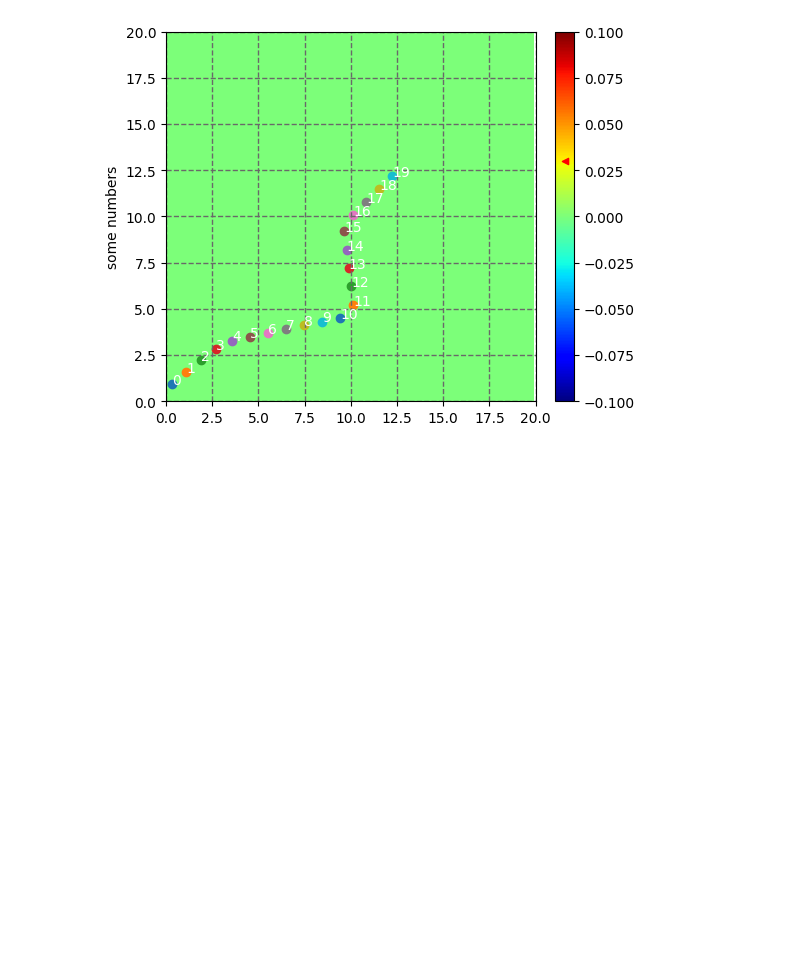
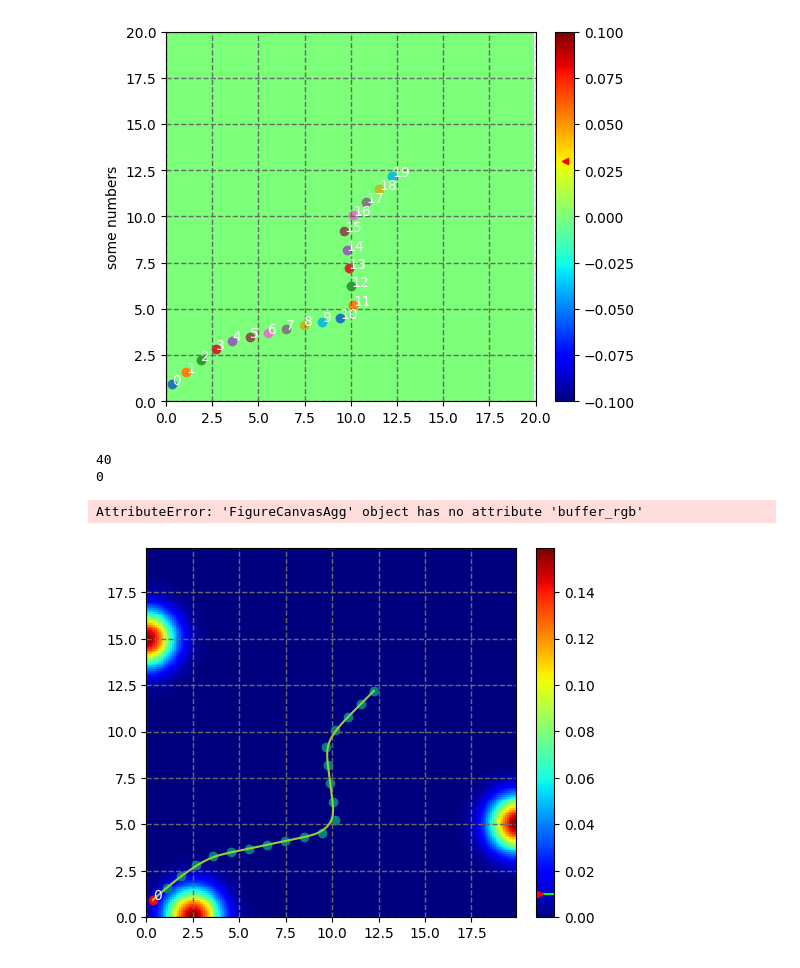
Before and after one commit to re1983/bspline_opt, a Jupyter notebook: Muti_intruder.ipynb, the cells around one changed output. Saved outputs shown, nothing was run; the diff lists cells and outputs as text; code cells hidden in the pictures; blank space fills up the shorter version.

```diff
--- a/Muti_intruder.ipynb
+++ b/Muti_intruder.ipynb
@@ -107,6 +107,78 @@ for i in range(0, len(res.x), 2):
 plt.show()
 # %% [output]
 [figure]
+# %%
+from geomdl import BSpline
+from geomdl import utilities
+from geomdl.visualization import VisMPL
+import imageio
+from matplotlib.backends.backend_agg import FigureCanvasAgg
+
+
+# Create a B-Spline curve
+curve = BSpline.Curve()
+# Set up the curve
+curve.degree = 4
+frames = []
+print(len(res.x))
+
+for j in range(0, len(res.x), 2):
+    cp = []
+    print(j)
+    G = 0
+    out = 0
+    for i in range(0, len(inturder_list)):
+        G_tmp = gauss_function_2d([Xg, Yg], inturder_list[i][0][int(j/2)], inturder_list[i][1][int(j/2)], 1.05**(j/2), 1.05**(j/2))
+        G = G + G_tmp
+
+        gau = gauss_function_2d([res.x[j], res.x[j+1]], inturder_list[i][0][int(j/2)], inturder_list[i][1][int(j/2)], 1.05**(j/2), 1.05**(j/2))
+        out = out + gau
+
+    fig = figure()
+    ax = fig.add_subplot(1,1,1)
+    box = (x_.min(), x_.max(), y_.min(), y_.max())          # left, right, bottom, top
+    im = ax.imshow(G, interpolation="none", origin='lower', extent=box, cmap='jet') #, vmin = 0, vmax = 0.15
+    cbar = fig.colorbar(im, ax=ax, fraction=0.046, pad=0.04)
+    # draw a circle as a pointer on the colorbar's axes at value 0.5
+    cbar.ax.scatter(0.0, out, s=1000, c='lime', marker="_")
+    cbar.ax.scatter(0.0, probability_threshold, s=100, c='r', marker=">")
+
+    ax.grid(color='dimgrey', linestyle='--', linewidth=1)
+    # plt.ylabel('some numbers')
+    for i in range(0, len(res.x), 2):
+        # plt.scatter(res.x[i], res.x[i+1])
+        cp.append([res.x[i], res.x[i+1]])
+        if i == j:
+            ax.annotate(int(i/2), (res.x[i], res.x[i+1]), color='w')
+            plt.scatter(res.x[i], res.x[i+1], color='r')
+        else:
+            plt.scatter(res.x[i], res.x[i+1], color='teal')
+
+    # plt.show()
+    curve.ctrlpts = cp
+    # Auto-generate knot vector
+    curve.knotvector = utilities.generate_knot_vector(curve.degree, len(curve.ctrlpts))
+    # Set evaluation delta
+    curve.delta = 0.01
+    curvepts = np.array(curve.evalpts)
+    curveplt, = plt.plot(curvepts[:, 0], curvepts[:, 1], color='yellowgreen', linestyle='-')
+
+    plt.savefig(f'./img/img_{j}.png')
+    canvas = FigureCanvasAgg(fig)
+    canvas.draw()
+    frames.append(np.asarray(canvas.buffer_rgb()))
+    # print(frames)
+    plt.show()
+    plt.close()
+
+imageio.mimsave('./example_3in_t0.01_20cp_with_in.gif', # output gif
+            frames,          # array of input frames
+            fps = 2)         # optional: frames per second
+# %% [output]
+40
+0
+AttributeError: 'FigureCanvasAgg' object has no attribute 'buffer_rgb'
+[figure, added]
 # %%
 from geomdl import BSpline
 from geomdl import utilities
```
Also changed, not shown: parts of 2 cells of this notebook, 1 other file.
